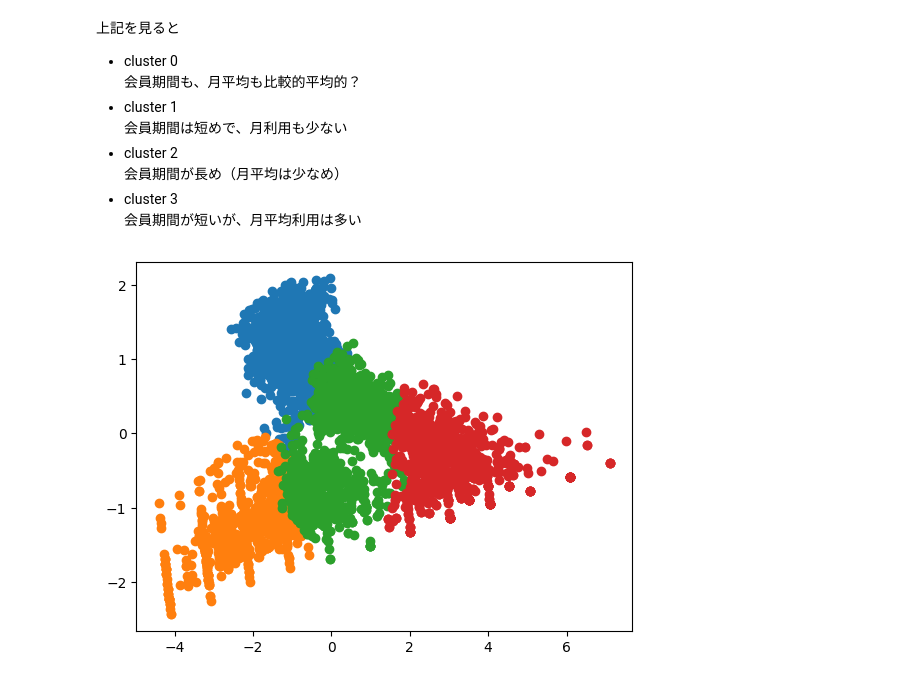
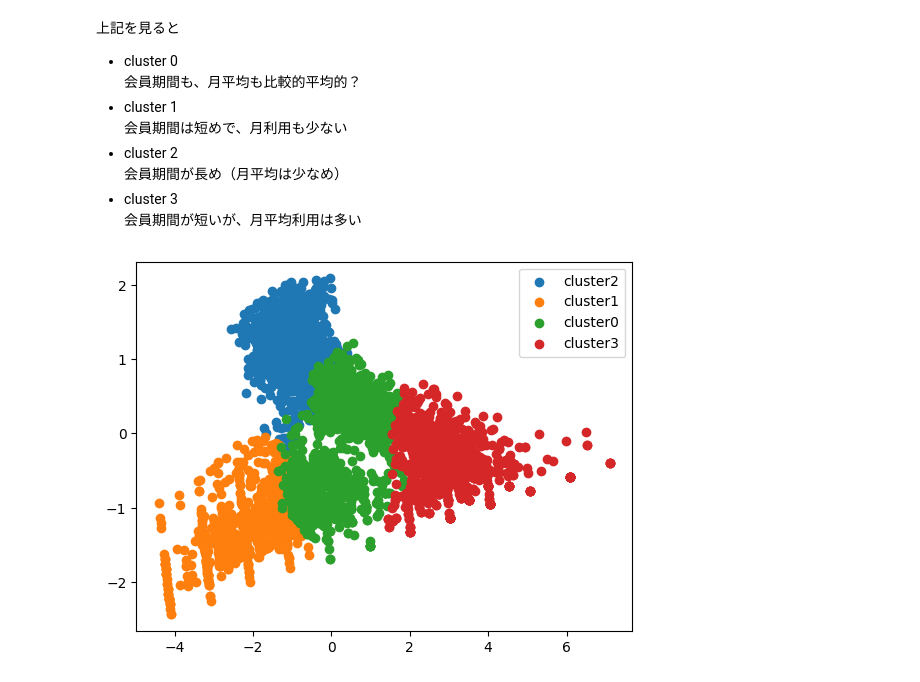
Before and after one commit to newstage75/python_data_analysis_100knock, a Jupyter notebook: 第4章/【機械学習】顧客の行動を予測する10本ノック.ipynb, the cells around one changed output. Saved outputs shown, nothing was run; the diff lists cells and outputs as text; code cells hidden in the pictures.

```diff
--- a/第4章/【機械学習】顧客の行動を予測する10本ノック.ipynb
+++ b/第4章/【機械学習】顧客の行動を予測する10本ノック.ipynb
@@ -121,8 +121,14 @@ pca_df["cluster"] = customer_clustering["cluster"]
 # %%
 import matplotlib.pyplot as plt
 %matplotlib inline
 for i in customer_clustering["cluster"].unique():
   tmp = pca_df.loc[pca_df["cluster"]==i]
-  plt.scatter(tmp[0], tmp[1])
+  plt.scatter(tmp[0], tmp[1], label="cluster"+str(i))
+
+# グラフ上の各プロットが何を表しているかを示す説明を表示
+# scatter内のlabelで指定したものが表示される。
+plt.legend()
+# グラフの表示
+plt.show()
 # %% [output]
-[figure, old version]
+[figure, new version]
```
